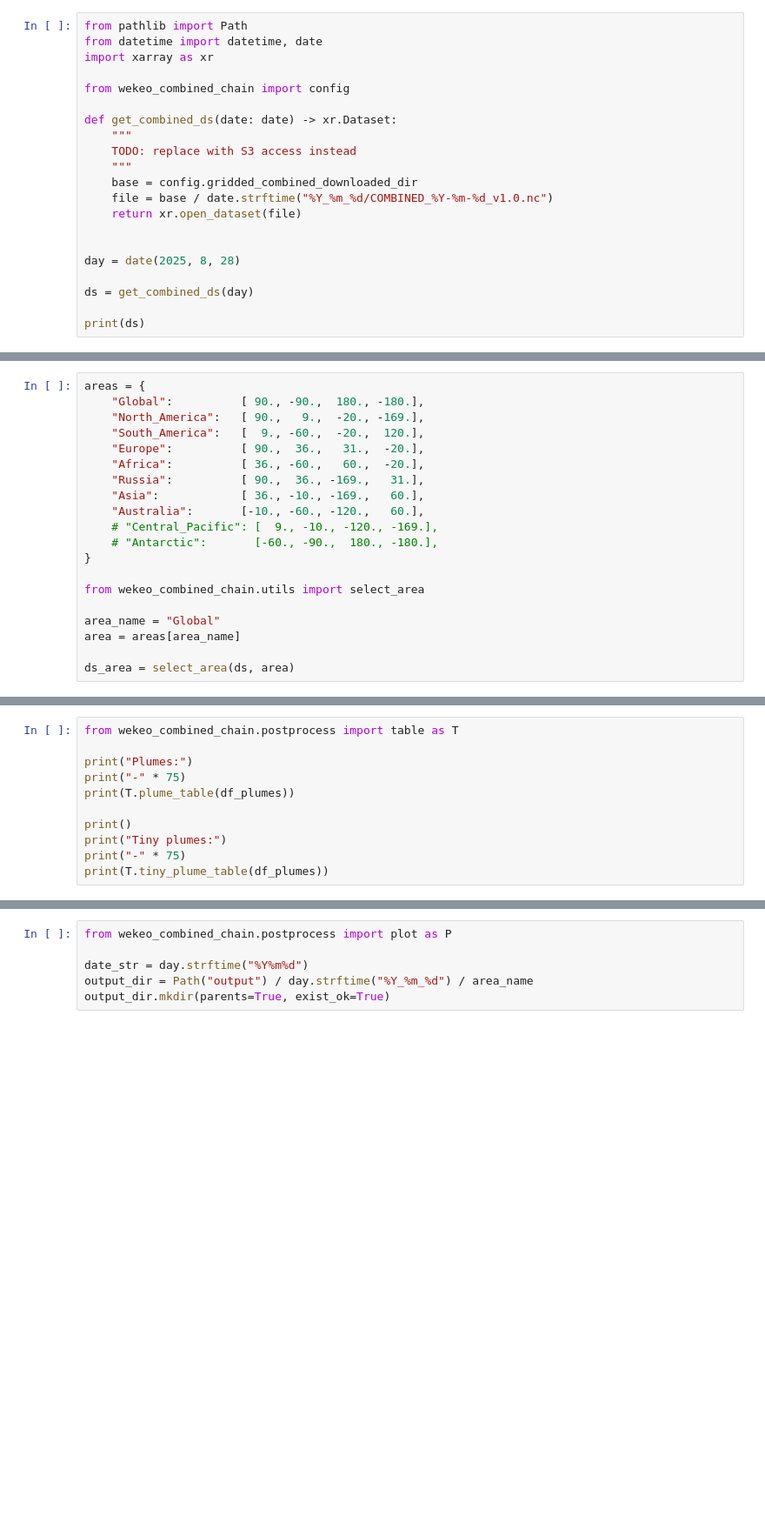
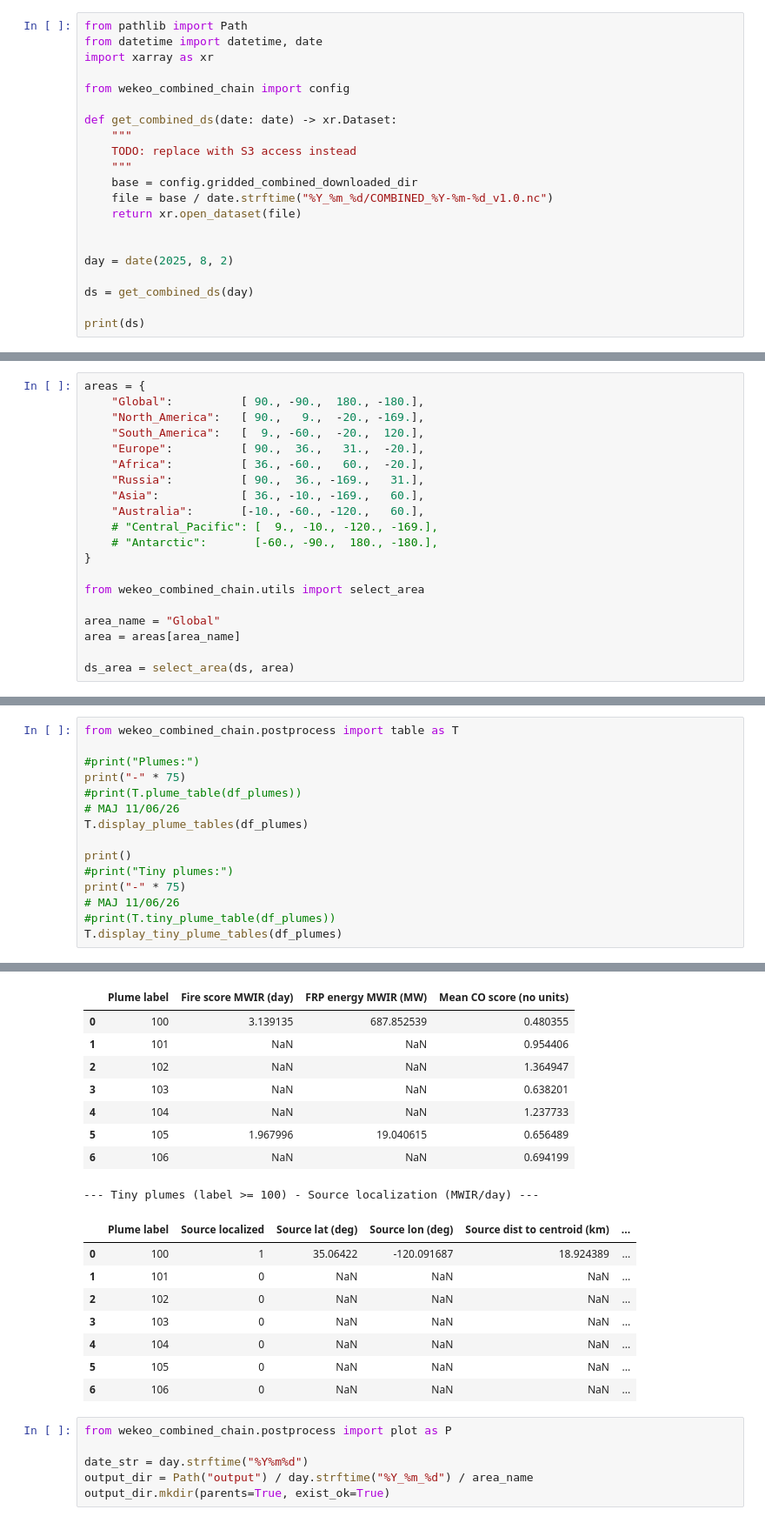
Before and after one commit to hygeos/wekeo_combined_chain, a Jupyter notebook: notebooks/demo.ipynb, the cells around one changed output, grey strips where cells are left out. Shown at 87% size. Drawn from its saved outputs; the diff is of its cells as text; blank space fills up the shorter version.

```diff
--- a/notebooks/demo.ipynb
+++ b/notebooks/demo.ipynb
@@ -14,7 +14,7 @@ def get_combined_ds(date: date) -> xr.Dataset:
     return xr.open_dataset(file)
 
 
-day = date(2025, 8, 28)
+day = date(2025, 8, 2)
 
 ds = get_combined_ds(day)
 
@@ -46,11 +82,16 @@ ds_post, df_plumes = postprocess.compute(ds_area)
 # %%
 from wekeo_combined_chain.postprocess import table as T
 
-print("Plumes:")
+#print("Plumes:")
 print("-" * 75)
-print(T.plume_table(df_plumes))
+#print(T.plume_table(df_plumes))
+# MAJ 11/06/26
+T.display_plume_tables(df_plumes)
 
 print()
-print("Tiny plumes:")
+#print("Tiny plumes:")
 print("-" * 75)
-print(T.tiny_plume_table(df_plumes))
+# MAJ 11/06/26
+#print(T.tiny_plume_table(df_plumes))
+T.display_tiny_plume_tables(df_plumes)
+# %% [output]
@@ -57,3 +134,20 @@ print(T.tiny_plume_table(df_plumes))
+|  | Plume label | Fire score MWIR (day) | FRP energy MWIR (MW) | Mean CO score (no units) |
+| 0 | 100 | 3.139135 | 687.852539 | 0.480355 |
+| 1 | 101 | NaN | NaN | 0.954406 |
+| 2 | 102 | NaN | NaN | 1.364947 |
+| 3 | 103 | NaN | NaN | 0.638201 |
+| 4 | 104 | NaN | NaN | 1.237733 |
+| 5 | 105 | 1.967996 | 19.040615 | 0.656489 |
+| 6 | 106 | NaN | NaN | 0.694199 |
+--- Tiny plumes (label >= 100) - Source localization (MWIR/day) ---
+|  | Plume label | Source localized | Source lat (deg) | Source lon (deg) | Source dist to centroid (km) | ... |
+| 0 | 100 | 1 | 35.06422 | -120.091687 | 18.924389 | ... |
+| 1 | 101 | 0 | NaN | NaN | NaN | ... |
+| 2 | 102 | 0 | NaN | NaN | NaN | ... |
+| 3 | 103 | 0 | NaN | NaN | NaN | ... |
+| 4 | 104 | 0 | NaN | NaN | NaN | ... |
+| 5 | 105 | 0 | NaN | NaN | NaN | ... |
+| 6 | 106 | 0 | NaN | NaN | NaN | ... |
 # %%
 from wekeo_combined_chain.postprocess import plot as P
 
```
Also changed, not shown: parts of 7 cells of this notebook, 3 other files.
